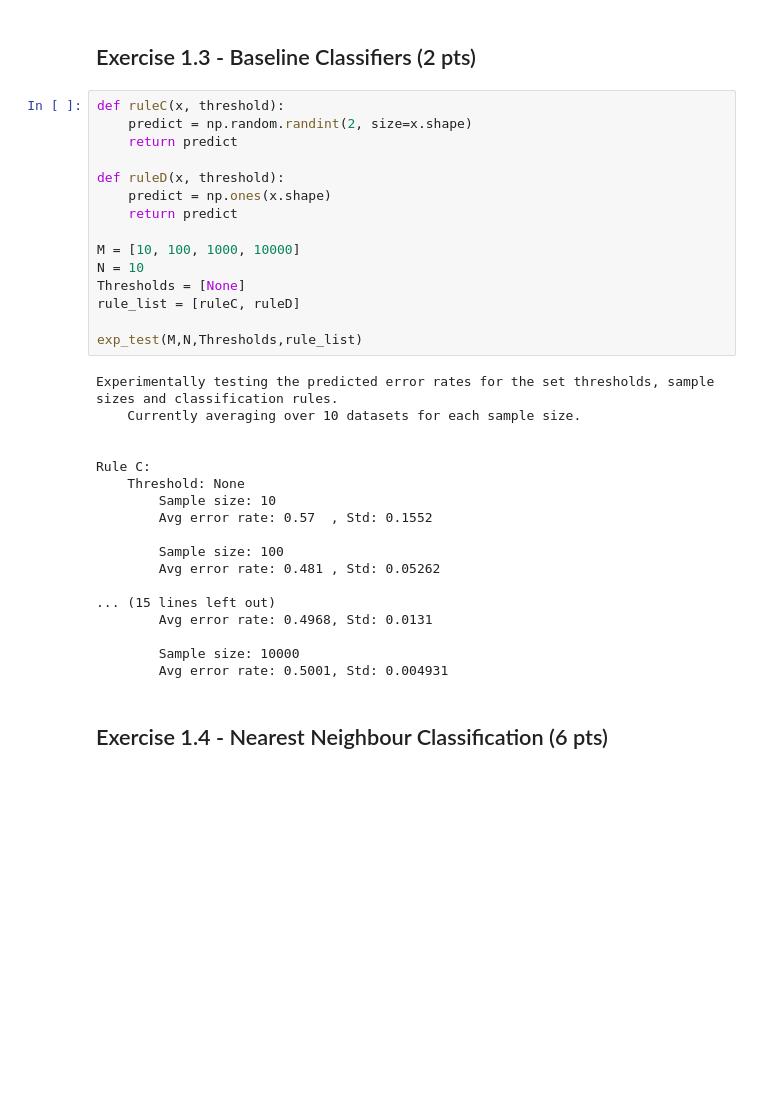
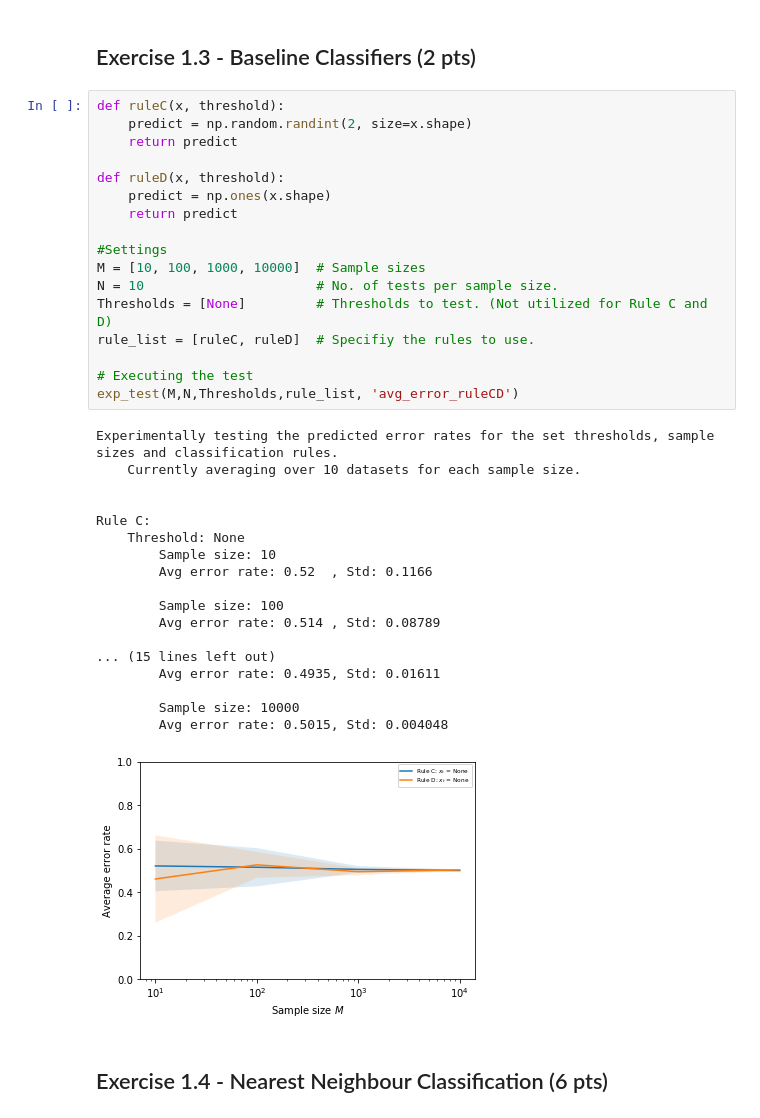
Before and after one commit to eliaserland/heidelberg-courses, a Jupyter notebook: machine-learning/problem-set-1/monte-carlo.ipynb, the cells around one changed output. Cells and saved outputs as stored; diff of their text form; blank space fills up the shorter version.

```diff
--- a/machine-learning/problem-set-1/monte-carlo.ipynb
+++ b/machine-learning/problem-set-1/monte-carlo.ipynb
@@ -127,35 +154,38 @@ Rule A:
 # %%
 def ruleC(x, threshold):
     predict = np.random.randint(2, size=x.shape)
     return predict
 
 def ruleD(x, threshold):
     predict = np.ones(x.shape)
     return predict
 
-M = [10, 100, 1000, 10000]
-N = 10
-Thresholds = [None]
-rule_list = [ruleC, ruleD]
+#Settings
+M = [10, 100, 1000, 10000]  # Sample sizes
+N = 10                      # No. of tests per sample size.
+Thresholds = [None]         # Thresholds to test. (Not utilized for Rule C and D)
+rule_list = [ruleC, ruleD]  # Specifiy the rules to use.
 
-exp_test(M,N,Thresholds,rule_list)
+# Executing the test
+exp_test(M,N,Thresholds,rule_list, 'avg_error_ruleCD')
 # %% [output]
 Experimentally testing the predicted error rates for the set thresholds, sample sizes and classification rules.
     Currently averaging over 10 datasets for each sample size.
 
 
 Rule C:
     Threshold: None
         Sample size: 10
-        Avg error rate: 0.57  , Std: 0.1552
+        Avg error rate: 0.52  , Std: 0.1166
 
         Sample size: 100
-        Avg error rate: 0.481 , Std: 0.05262
+        Avg error rate: 0.514 , Std: 0.08789
 
 ... (15 lines left out)
-        Avg error rate: 0.4968, Std: 0.0131
+        Avg error rate: 0.4935, Std: 0.01611
 
         Sample size: 10000
-        Avg error rate: 0.5001, Std: 0.004931
+        Avg error rate: 0.5015, Std: 0.004048
+[figure, added]
 # %% [markdown]
 ## Exercise 1.4 - Nearest Neighbour Classification (6 pts)
```
Also changed, not shown: parts of 1 cell of this notebook, 3 other files.
